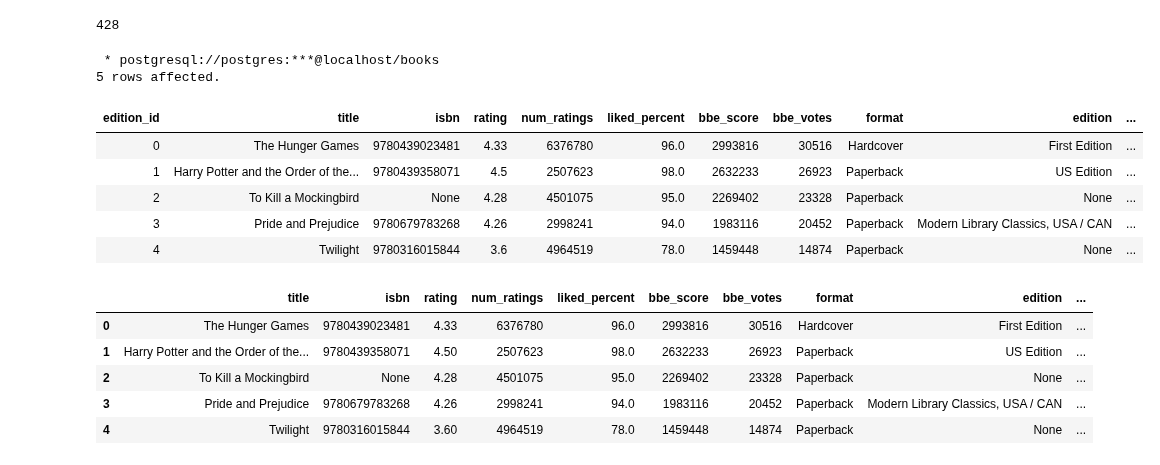
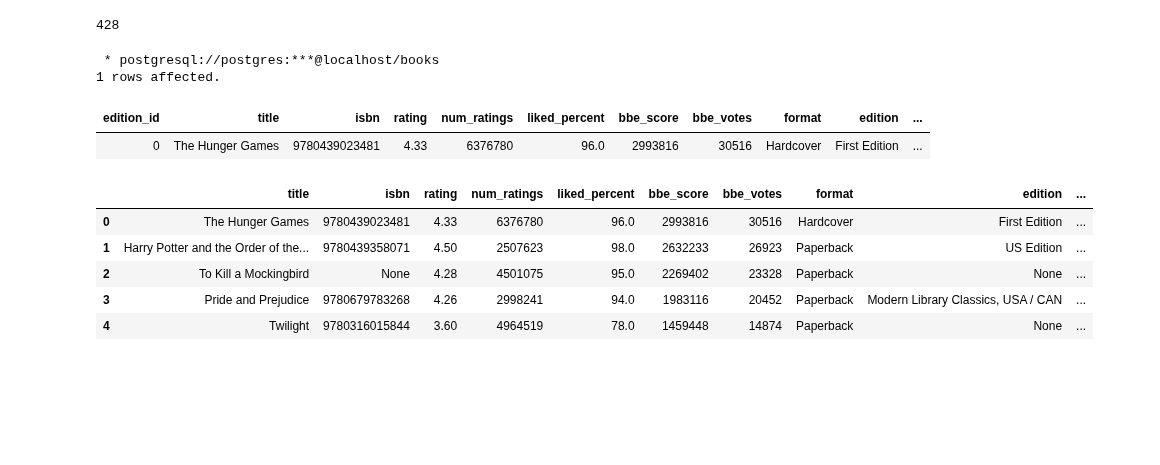
Before and after one commit to codeslp/books_db, a Jupyter notebook: src/create_tables.ipynb, the cells around one changed output. Saved outputs shown, nothing was run; the diff lists cells and outputs as text; code cells hidden in the pictures; blank space fills up the shorter version.

```diff
--- a/src/create_tables.ipynb
+++ b/src/create_tables.ipynb
@@ -208,16 +208,12 @@ edition_df.to_sql('edition', engine, if_exists='append', index=False)
 # %%
 %%sql
 
-SELECT * from edition limit 5;
+SELECT * from edition limit 1;
 # %% [output]
  * postgresql://postgres:***@localhost/books
-5 rows affected.
+1 rows affected.
 | edition_id | title | isbn | rating | num_ratings | liked_percent | bbe_score | bbe_votes | format | edition | ... |
 | 0 | The Hunger Games | 9780439023481 | 4.33 | 6376780 | 96.0 | 2993816 | 30516 | Hardcover | First Edition | ... |
-| 1 | Harry Potter and the Order of the... | 9780439358071 | 4.5 | 2507623 | 98.0 | 2632233 | 26923 | Paperback | US Edition | ... |
-| 2 | To Kill a Mockingbird | None | 4.28 | 4501075 | 95.0 | 2269402 | 23328 | Paperback | None | ... |
-| 3 | Pride and Prejudice | 9780679783268 | 4.26 | 2998241 | 94.0 | 1983116 | 20452 | Paperback | Modern Library Classics, USA / CAN | ... |
-| 4 | Twilight | 9780316015844 | 3.6 | 4964519 | 78.0 | 1459448 | 14874 | Paperback | None | ... |
 # %%
 edition_df.head()
 # %% [output]
```
Also changed, not shown: parts of 2 cells of this notebook, 2 other files.
